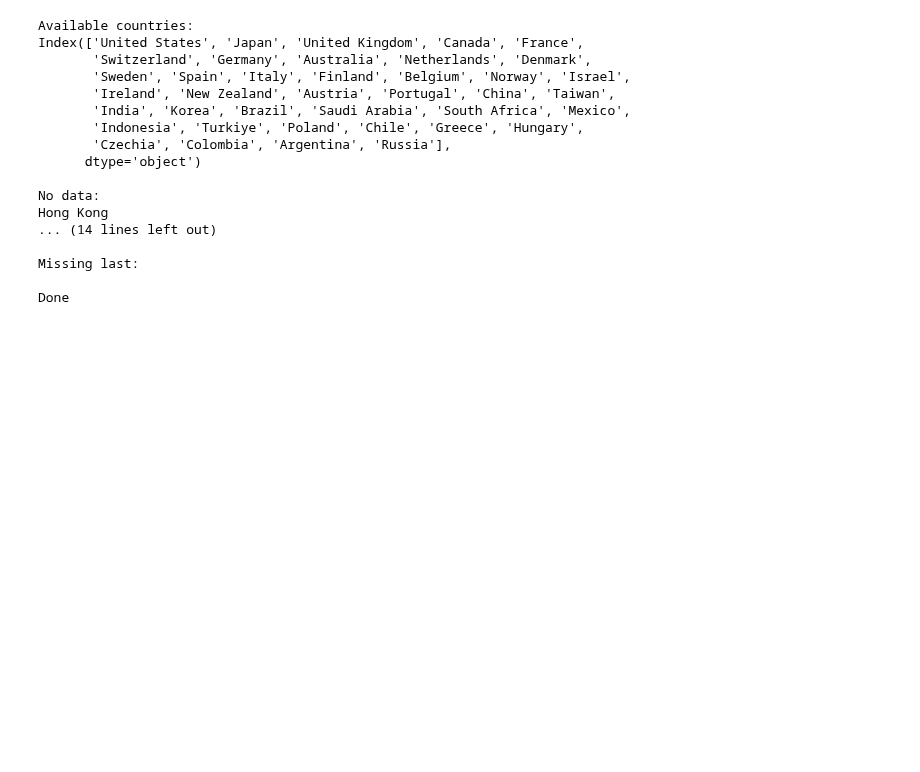
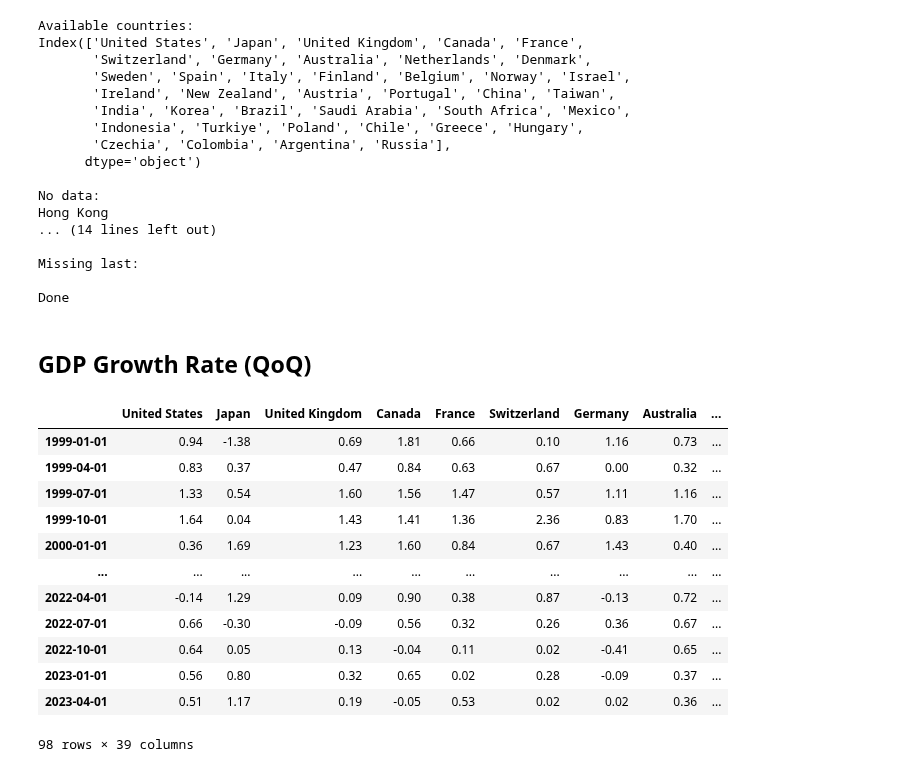
Before and after one commit to lharazin/TFM, a Jupyter notebook: Data/OECD_Stats/key_indicators.ipynb, the cells around one changed output. Cells and saved outputs as stored; diff of their text form; code cells hidden in the pictures; blank space fills up the shorter version.

Commit message:
added GDP growth rate

```diff
--- a/Data/OECD_Stats/Key indicators/key_indicators.ipynb
+++ b/Data/OECD_Stats/key_indicators.ipynb
@@ -130,3 +130,5 @@ Hong Kong
 Missing last:
 
 Done
+# %% [markdown]
+## GDP Growth Rate (QoQ)
@@ -132,0 +138,18 @@ Done
+# %%
+gdp_growth_qoq = pd.read_csv('KeyIndicators/gdp_growth_rate.csv', parse_dates=True, index_col=0)
+gdp_growth_qoq = gdp_growth_qoq.round(2)
+gdp_growth_qoq
+# %% [output]
+|  | United States | Japan | United Kingdom | Canada | France | Switzerland | Germany | Australia | ... |
+| 1999-01-01 | 0.94 | -1.38 | 0.69 | 1.81 | 0.66 | 0.10 | 1.16 | 0.73 | ... |
+| 1999-04-01 | 0.83 | 0.37 | 0.47 | 0.84 | 0.63 | 0.67 | 0.00 | 0.32 | ... |
+| 1999-07-01 | 1.33 | 0.54 | 1.60 | 1.56 | 1.47 | 0.57 | 1.11 | 1.16 | ... |
+| 1999-10-01 | 1.64 | 0.04 | 1.43 | 1.41 | 1.36 | 2.36 | 0.83 | 1.70 | ... |
+| 2000-01-01 | 0.36 | 1.69 | 1.23 | 1.60 | 0.84 | 0.67 | 1.43 | 0.40 | ... |
+| ... | ... | ... | ... | ... | ... | ... | ... | ... | ... |
+| 2022-04-01 | -0.14 | 1.29 | 0.09 | 0.90 | 0.38 | 0.87 | -0.13 | 0.72 | ... |
+| 2022-07-01 | 0.66 | -0.30 | -0.09 | 0.56 | 0.32 | 0.26 | 0.36 | 0.67 | ... |
+| 2022-10-01 | 0.64 | 0.05 | 0.13 | -0.04 | 0.11 | 0.02 | -0.41 | 0.65 | ... |
+| 2023-01-01 | 0.56 | 0.80 | 0.32 | 0.65 | 0.02 | 0.28 | -0.09 | 0.37 | ... |
+| 2023-04-01 | 0.51 | 1.17 | 0.19 | -0.05 | 0.53 | 0.02 | 0.02 | 0.36 | ... |
+98 rows × 39 columns
```
Also changed, not shown: parts of 7 cells of this notebook, 5 other files.
